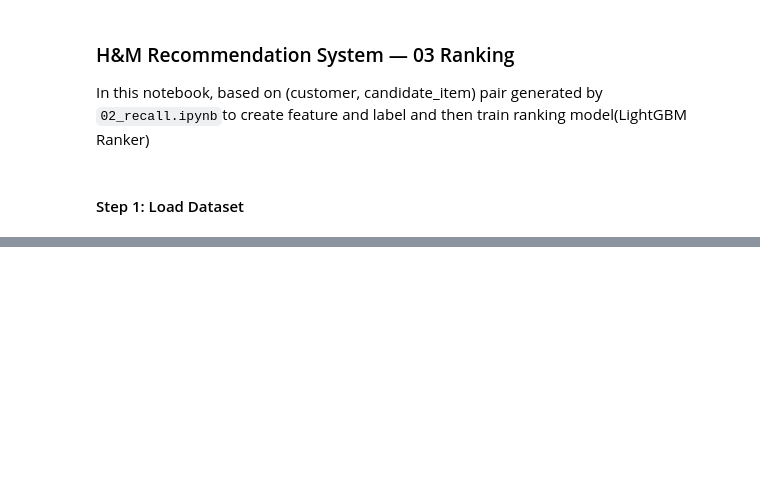
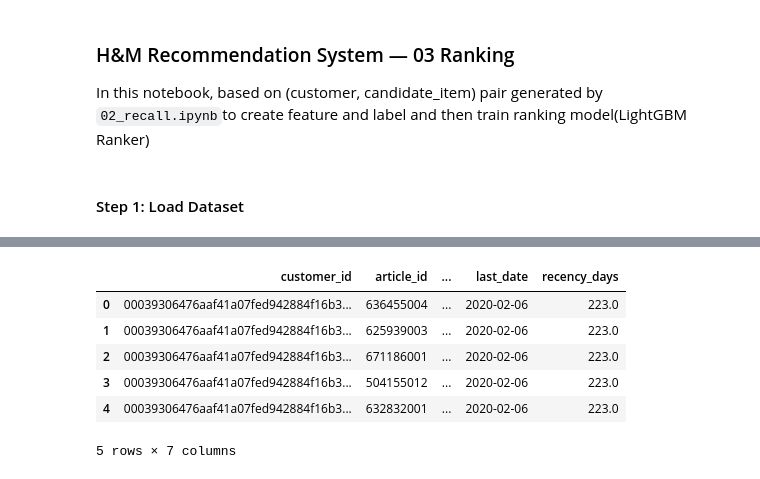
Before and after one commit to QQ1010/HM_Recommendation_System, a Jupyter notebook: notebooks/03_ranking.ipynb, the cells around one changed output, grey strips where cells are left out. Saved outputs shown, nothing was run; the diff lists cells and outputs as text; code cells hidden in the pictures; blank space fills up the shorter version.

```diff
--- a/notebooks/03_ranking.ipynb
+++ b/notebooks/03_ranking.ipynb
@@ -42,0 +81,2 @@ rank_df = (
+# %%
+rank_df = load_pickle(os.path.join(RES_DIR, "rank_df.pkl"))
@@ -42,0 +105,7 @@ rank_df = (
+# %%
+# merge user info into rank_df
+rank_df = rank_df.merge(
+    user_features,
+    on="customer_id",
+    how="left"
+)
@@ -42,0 +130,10 @@ rank_df = (
+# %%
+rank_df.head()
+# %% [output]
+|  | customer_id | article_id | ... | last_date | recency_days |
+| 0 | 00039306476aaf41a07fed942884f16b3... | 636455004 | ... | 2020-02-06 | 223.0 |
+| 1 | 00039306476aaf41a07fed942884f16b3... | 625939003 | ... | 2020-02-06 | 223.0 |
+| 2 | 00039306476aaf41a07fed942884f16b3... | 671186001 | ... | 2020-02-06 | 223.0 |
+| 3 | 00039306476aaf41a07fed942884f16b3... | 504155012 | ... | 2020-02-06 | 223.0 |
+| 4 | 00039306476aaf41a07fed942884f16b3... | 632832001 | ... | 2020-02-06 | 223.0 |
+5 rows × 7 columns
```
Also changed, not shown: parts of 19 cells of this notebook, 1 other file.
